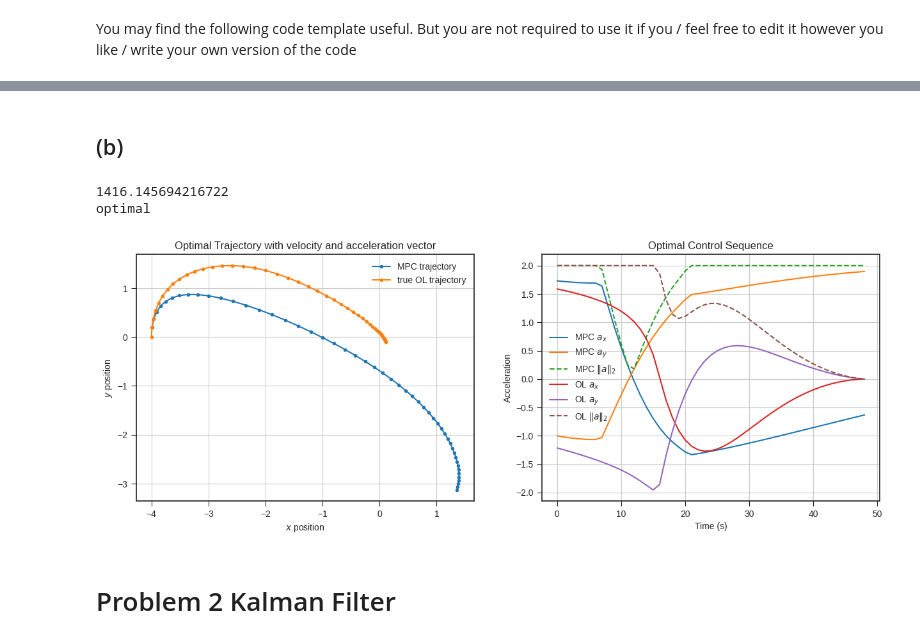
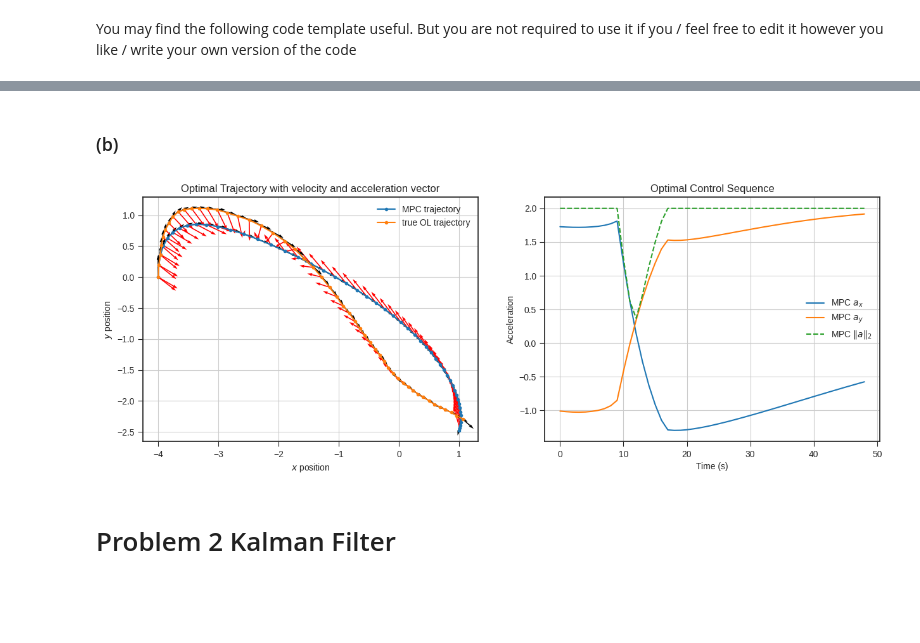
Before and after one commit to pareshrchaudhary/colab, a Jupyter notebook: homework/hw_04.ipynb, the cells around one changed output, grey strips where cells are left out. Saved outputs shown, nothing was run; the diff lists cells and outputs as text; code cells hidden in the pictures; blank space fills up the shorter version.

```diff
--- a/homework/hw_04.ipynb
+++ b/homework/hw_04.ipynb
@@ -131,32 +134,29 @@ plt.grid()
 # %% [markdown]
-## (b)
+### (b)
 # %%
 # pre-defining the noise applied to the system
 np.random.seed(seed=123) # play around with different seeds
 noise_vec = np.random.randn(N_total_horizon, n) * np.array([0.0, 0.0, .1, .1])
 # %%
-us = cp.Variable([N_total_horizon,m], name="controls")
-xs = cp.Variable([N_total_horizon+1,n], name="states")
+ol_us = cp.Variable([N_total_horizon,m], name="controls")
+ol_xs = cp.Variable([N_total_horizon+1,n], name="states")
 cost = 0
 constraints = []
 
 
 for t in range(N_total_horizon-1):
-  cost += cp.quad_form(xs[t], Q) + cp.quad_form(us[t], R)  # running cost
-  constraints += [xs[t+1,:] == A_dynamics @ xs[t,:] + B_dynamics @ us[t,:], cp.norm2(us[t,:]) <= u_max]
+  cost += cp.quad_form(ol_xs[t], Q) + cp.quad_form(ol_us[t], R)  # running cost
+  constraints += [ol_xs[t+1,:] == A_dynamics @ ol_xs[t,:] + B_dynamics @ ol_us[t,:], cp.norm2(ol_us[t,:]) <= u_max]
 
-cost += cp.quad_form(xs[-1], Qt)  # terminal
-constraints += [xs[0,:] == initial_state, xs[-1,:] == goal_state] # 0th
+cost += cp.quad_form(ol_xs[-1], Qt)  # terminal
+constraints += [ol_xs[0,:] == initial_state, ol_xs[-1,:] == goal_state] # 0th
 problem = cp.Problem(cp.Minimize(cost), constraints)
 
 problem.solve()
-print(problem.solve())
-print(problem.status)
-OL_xs = xs.value[0:N_total_horizon]
-OL_us = us.value[0:N_total_horizon-1]
+OL_xs = ol_xs.value[0:N_total_horizon]
+OL_us = ol_us.value[0:N_total_horizon-1]
-# %% [output]
-1416.145694216722
-optimal
+# %%
+OL_xs = simulate_system(initial_state, OL_us, noise_vec)
 # %%
 traj_states = np.zeros((N_total_horizon+1, n))
 traj_controls = np.zeros((N_total_horizon, m))
@@ -164,8 +164,8 @@ current_state = initial_state
 
 for i in range(N_total_horizon):
   xs_val, us_val = mpc_step(A_dynamics, B_dynamics, Q, R, Qt, current_state, goal_state, u_max, N_MPC_horizon)
-  traj_states[i, :] = xs_val[1, :]
-  traj_controls[i, :] = us_val[1, :]
+  traj_states[i, :] = xs_val[0, :]
+  traj_controls[i, :] = us_val[0, :]
   xs_noise = simulate_system(current_state, us_val, noise_vec)
-  current_state = xs_noise[1]
+  current_state = xs_noise[1,:]
 # %%
@@ -178,30 +176,34 @@ OL_controls = OL_us[0:N_total_horizon-1]  # size [time_horizon, n]
 # %%
 plt.figure(figsize=(15,5))
 
 plt.subplot(1,2,1)
 plt.plot(MPC_states[:,0], MPC_states[:,1], label="MPC trajectory", marker='.')
 plt.plot(OL_states[:,0], OL_states[:,1], label="true OL trajectory", marker='.')
+plt.quiver(MPC_states[:,0], MPC_states[:,1], MPC_states[:,2], MPC_states[:,3], scale=30, width=.003)
+plt.quiver(MPC_states[:-1,0], MPC_states[:-1,1], MPC_controls[:,0], MPC_controls[:,1], scale=30, width=.003, color='red')
+plt.quiver(OL_states[:,0], OL_states[:,1], OL_states[:,2], OL_states[:,3], scale=30, width=.003)
+plt.quiver(OL_states[:-1,0], OL_states[:-1,1], OL_controls[:,0], OL_controls[:,1], scale=30, width=.003, color='red')
 
 plt.title("Optimal Trajectory with velocity and acceleration vector")
 plt.legend()
 plt.xlabel("$x$ position")
 plt.ylabel("$y$ position")
 plt.grid()
 
 plt.subplot(1,2,2)
 plt.plot(MPC_controls)
 plt.plot(np.linalg.norm(MPC_controls, 2, axis=1), '--')
 
-plt.plot(OL_controls)
-plt.plot(np.linalg.norm(OL_controls, 2, axis=1), '--')
+# plt.plot(OL_controls)
+# plt.plot(np.linalg.norm(OL_controls, 2, axis=1), '--')
 
 plt.title("Optimal Control Sequence")
 plt.xlabel("Time (s)")
 plt.ylabel("Acceleration")
 plt.legend(["MPC $a_x$", "MPC $a_y$", "MPC $\|a\|_2$", "OL $a_x$", "OL $a_y$", "OL $\|a\|_2$"])
 plt.grid()
 # %% [output]
-[figure, old version]
+[figure, new version]
 # %% [markdown]
 # Problem 2 Kalman Filter
 # %% [markdown]
```
Also changed, not shown: parts of 5 cells of this notebook.
